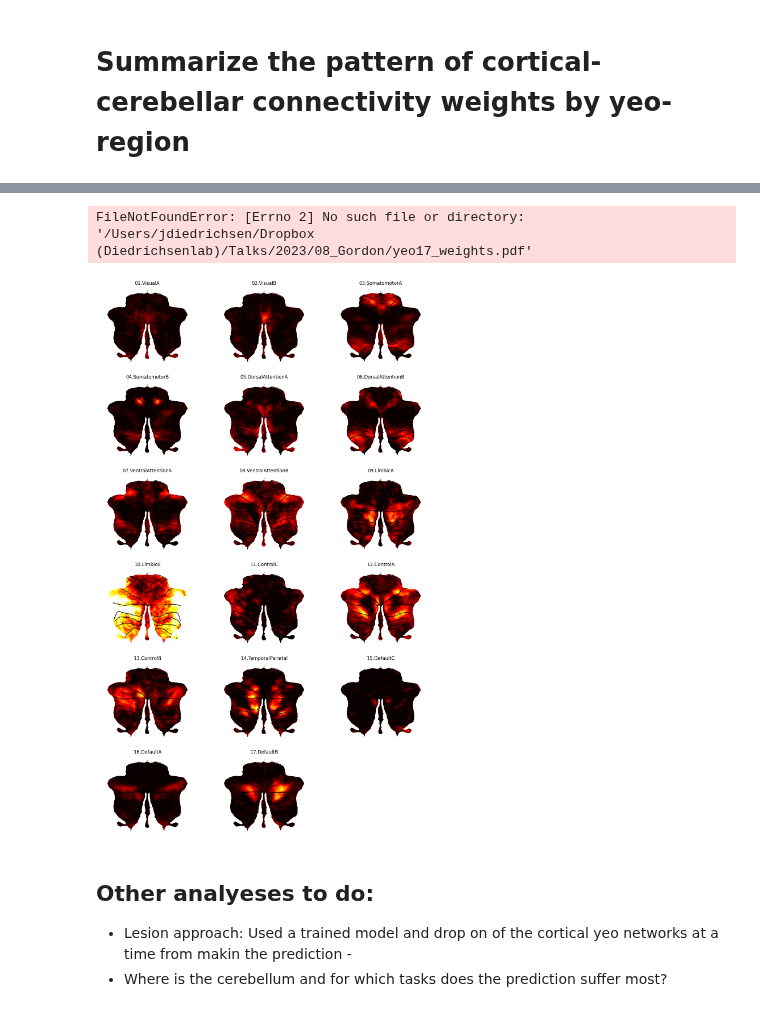
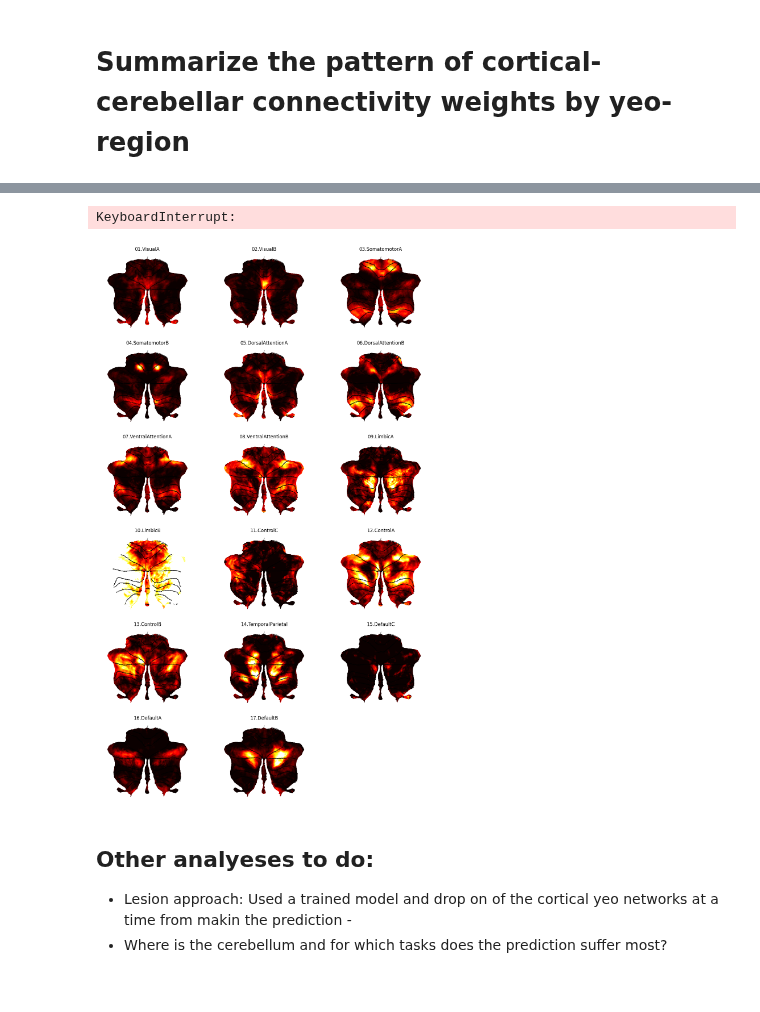
Before and after one commit to DiedrichsenLab/cortico_cereb_connectivity, a Jupyter notebook: notebooks/5. Model_description/connectivity_weights_from_yeo.ipynb, the cells around one changed output, grey strips where cells are left out. Saved outputs shown, nothing was run; the diff lists cells and outputs as text; code cells hidden in the pictures.

```diff
--- a/notebooks/5. Model_description/connectivity_weights_from_yeo.ipynb
+++ b/notebooks/5. Model_description/connectivity_weights_from_yeo.ipynb
@@ -30,21 +28,21 @@ label_dict = yeo_img.header.get_axis(0).label[0]
 # %%
 traindata = 'MdWfIbDeHtNiSoScLa'
 cortex_roi = "Icosahedron1002"
 method = 'NNLS'
 model,_ = cs.get_model(traindata,cortex_roi,method,extension='A2_group')
 atlas,ainf = am.get_atlas('MNISymC3')
 plt.figure(figsize=(15, 25))
 for i in range(17):
     plt.subplot(6,3,i+1)
     project = model.coef_[:,yeo_data== i+1].mean(axis=1)
     nifti_image = atlas.data_to_nifti(project)
     data = suit.vol_to_surf(nifti_image,space='MNISymC')
-    suit.flatmap.plot(data,cmap='hot',cscale=[0,0.005],new_figure=False)
+    suit.flatmap.plot(data,cmap='hot',cscale=[0,0.003],new_figure=False)
     plt.title(label_dict[i+1][0])
-plt.savefig(os.path.join(fig_dir,'yeo17_weights.pdf'),dpi=300,bbox_inches='tight')
+plt.savefig(os.path.join(fig_dir,'yeo17_weights.png'),dpi=300,bbox_inches='tight')
 # %% [output]
-FileNotFoundError: [Errno 2] No such file or directory: '/Users/jdiedrichsen/Dropbox (Diedrichsenlab)/Talks/2023/08_Gordon/yeo17_weights.pdf'
+KeyboardInterrupt:
-[figure, old version]
+[figure, new version]
 # %% [markdown]
 ## Other analyeses to do:
 
```
Also changed, not shown: parts of 1 cell of this notebook.
